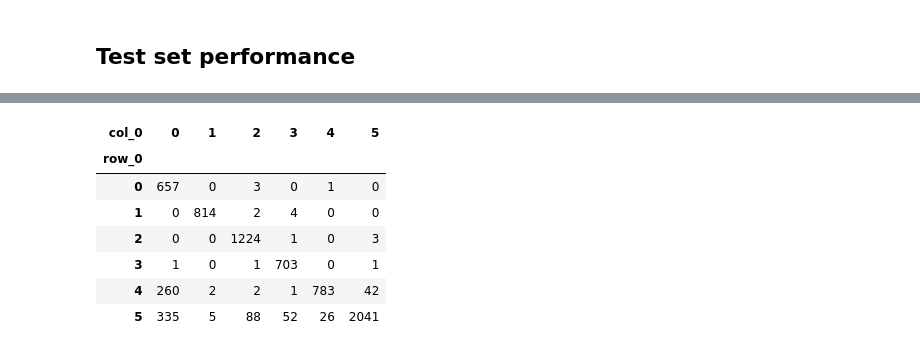
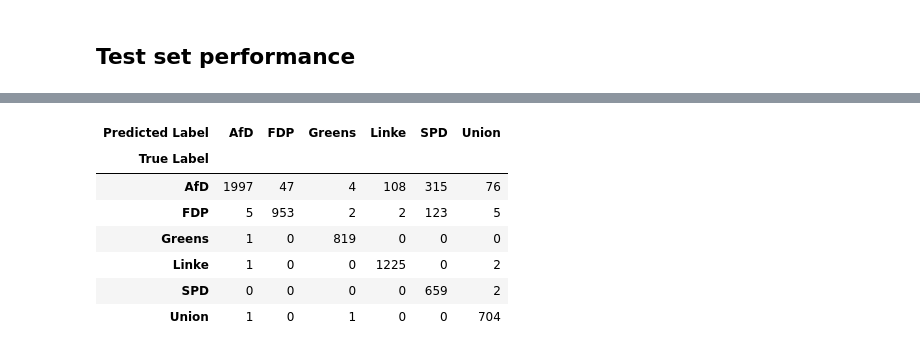
Before and after one commit to nicolaiberk/nlpdl_project, a Jupyter notebook: 01_Training_PPRs.ipynb, the cells around one changed output, grey strips where cells are left out. Saved outputs shown, nothing was run; the diff lists cells and outputs as text; code cells hidden in the pictures.

Commit message:
Add crosstab

```diff
--- a/01_Training_PPRs.ipynb
+++ b/01_Training_PPRs.ipynb
@@ -227,11 +250,22 @@ evaluated.sort_values(by="f1", ascending=False)
-# %%
-pd.crosstab(eval_res.label_ids, eval_res.predictions.argmax(-1))
-# %% [output]
-| col_0 | 0 | 1 | 2 | 3 | 4 | 5 |
-| row_0 |  |  |  |  |  |  |
-| 0 | 657 | 0 | 3 | 0 | 1 | 0 |
-| 1 | 0 | 814 | 2 | 4 | 0 | 0 |
-| 2 | 0 | 0 | 1224 | 1 | 0 | 3 |
-| 3 | 1 | 0 | 1 | 703 | 0 | 1 |
-| 4 | 260 | 2 | 2 | 1 | 783 | 42 |
-| 5 | 335 | 5 | 88 | 52 | 26 | 2041 |
+# %%
+import numpy as np
+preds = eval_res.predictions.argmax(-1)
+preds_parties = [""]*len(preds)
+for k, v in zip(["AfD", "Union", "Greens", "FDP", "SPD", "Linke"], range(6)):
+  preds_parties = np.where(preds == v, k, preds_parties)
+
+labels = eval_res.label_ids
+labels_parties = [""]*len(labels)
+for k, v in zip(["AfD", "Union", "Greens", "FDP", "SPD", "Linke"], range(6)):
+  labels_parties = np.where(labels == v, k, labels_parties)
+# %%
+pd.crosstab(labels_parties, preds_parties, rownames = ["True Label"],colnames = ["Predicted Label"])
+# %% [output]
+| Predicted Label | AfD | FDP | Greens | Linke | SPD | Union |
+| True Label |  |  |  |  |  |  |
+| AfD | 1997 | 47 | 4 | 108 | 315 | 76 |
+| FDP | 5 | 953 | 2 | 2 | 123 | 5 |
+| Greens | 1 | 0 | 819 | 0 | 0 | 0 |
+| Linke | 1 | 0 | 0 | 1225 | 0 | 2 |
+| SPD | 0 | 0 | 0 | 0 | 659 | 2 |
+| Union | 1 | 0 | 1 | 0 | 0 | 704 |
```
Also changed, not shown: parts of 10 cells of this notebook.
